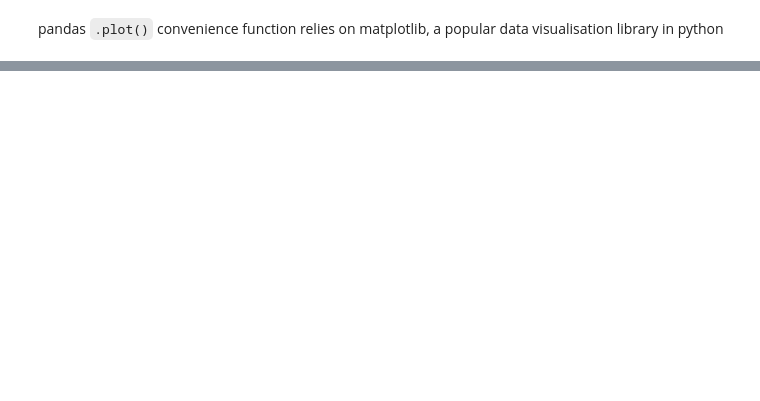
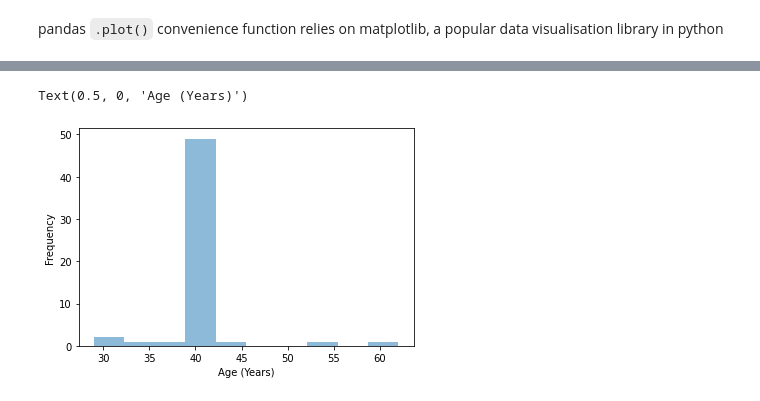
Before and after one commit to harryjmoss/BLPandasTutorial, a Jupyter notebook: notebooks/PandasOverview_notebook.ipynb, the cells around one changed output, grey strips where cells are left out. Drawn from its saved outputs; the diff is of its cells as text; code cells hidden in the pictures; blank space fills up the shorter version.

```diff
--- a/notebooks/PandasOverview_notebook.ipynb
+++ b/notebooks/PandasOverview_notebook.ipynb
@@ -670,0 +761,5 @@
+# %%
+largeDF['Age'].plot.hist(bins=10, alpha=0.5).set_xlabel("Age (Years)")
+# %% [output]
+Text(0.5, 0, 'Age (Years)')
+[figure, added]
```
Also changed, not shown: parts of 22 cells of this notebook, 3 other files.
